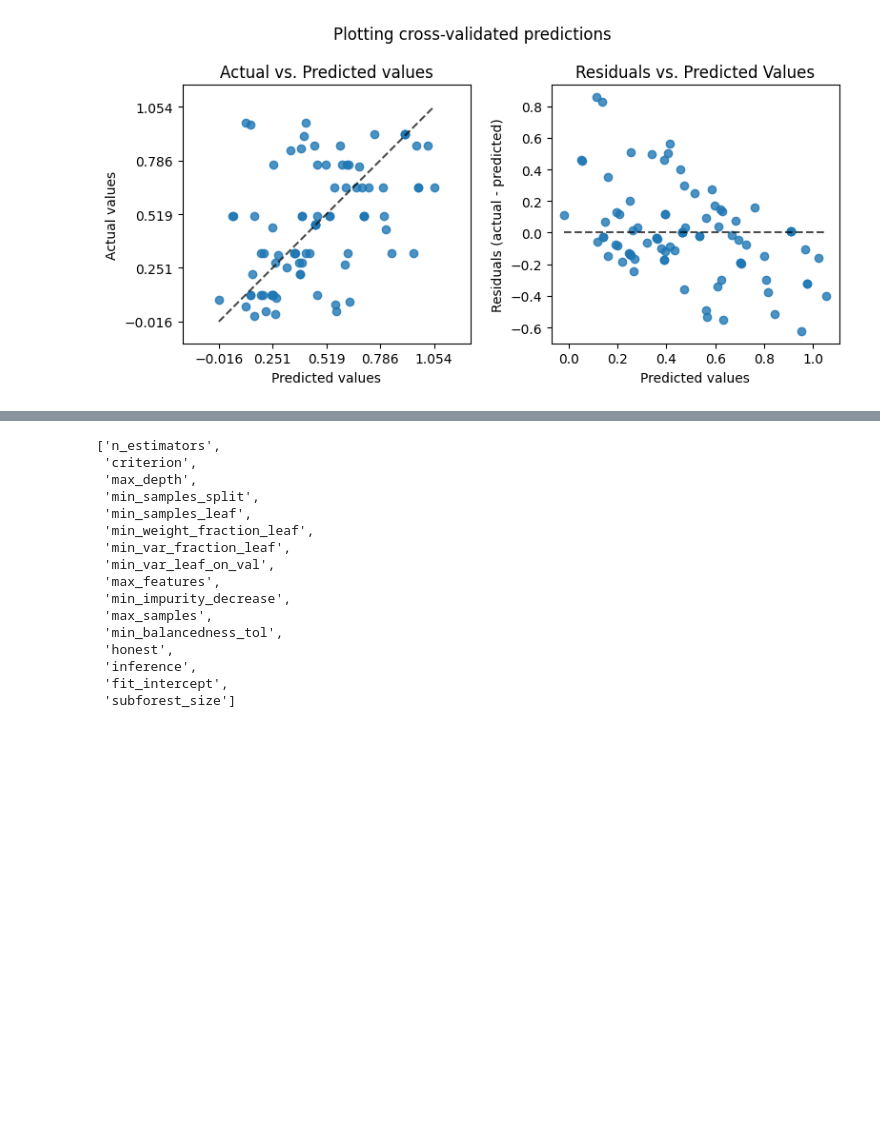
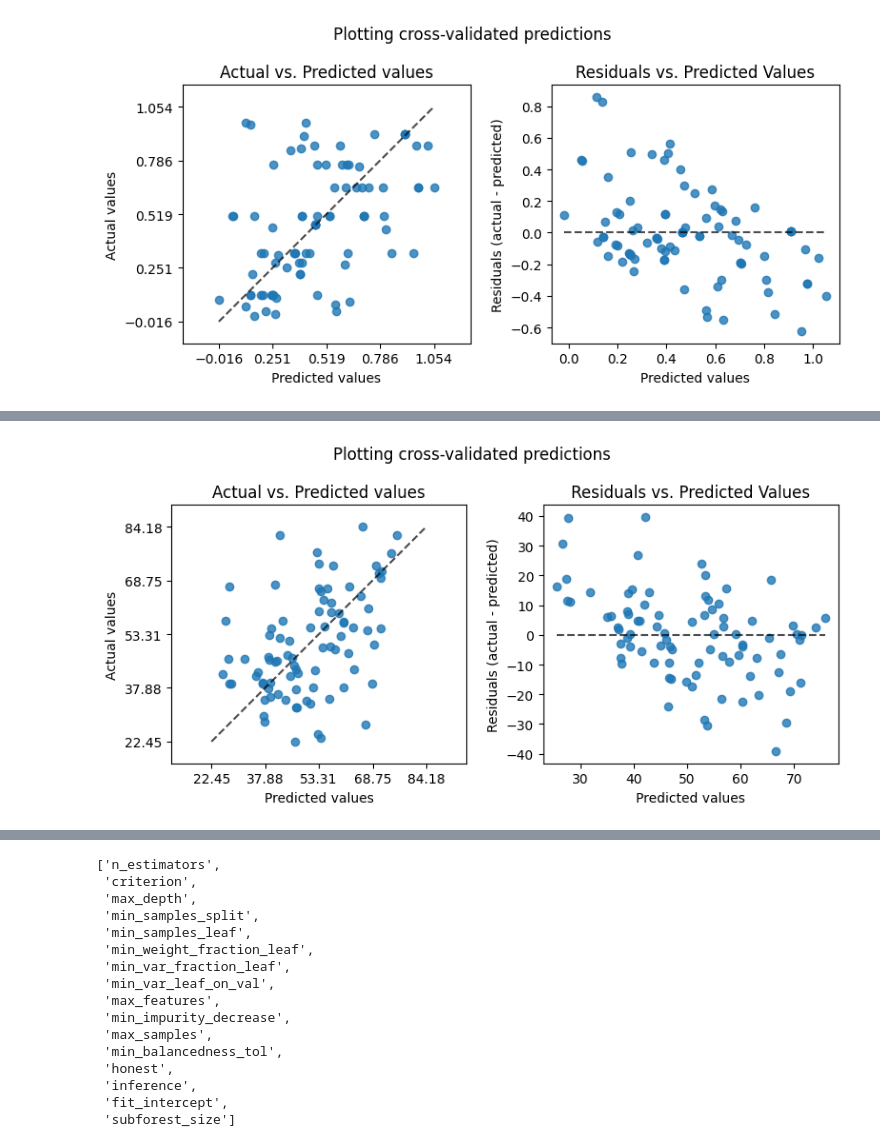
Before and after one commit to Eezzeldin/candy, a Jupyter notebook: candy_priceElasticity.ipynb, the cells around one changed output, grey strips where cells are left out. Saved outputs shown, nothing was run; the diff lists cells and outputs as text; code cells hidden in the pictures; blank space fills up the shorter version.

```diff
--- a/candy_priceElasticity.ipynb
+++ b/candy_priceElasticity.ipynb
@@ -325,0 +485,33 @@ plt.show()
+# %%
+from sklearn.model_selection import cross_val_predict , LeaveOneOut
+
+y_pred = cross_val_predict(pipeline, np.concatenate ([X,W],axis =1), Y, cv=LeaveOneOut ())
+
+import matplotlib.pyplot as plt
+
+from sklearn.metrics import PredictionErrorDisplay
+
+fig, axs = plt.subplots(ncols=2, figsize=(8, 4))
+PredictionErrorDisplay.from_predictions(
+    Y,
+    y_pred=y_pred,
+    kind="actual_vs_predicted",
+    subsample=100,
+    ax=axs[0],
+    random_state=0,
+)
+axs[0].set_title("Actual vs. Predicted values")
+PredictionErrorDisplay.from_predictions(
+    Y,
+    y_pred=y_pred,
+    kind="residual_vs_predicted",
+    subsample=100,
+    ax=axs[1],
+    random_state=0,
+)
+axs[1].set_title("Residuals vs. Predicted Values")
+fig.suptitle("Plotting cross-validated predictions")
+plt.tight_layout()
+plt.show()
+# %% [output]
+[figure, added]
```
Also changed, not shown: parts of 13 cells of this notebook.
